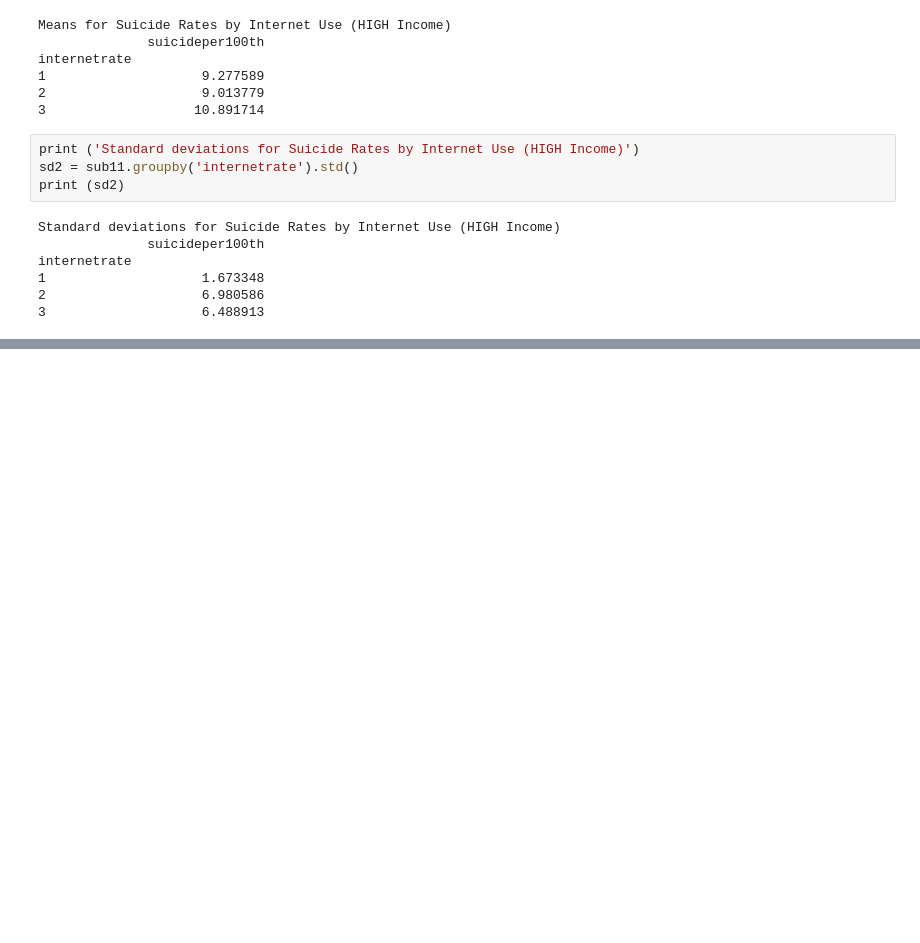
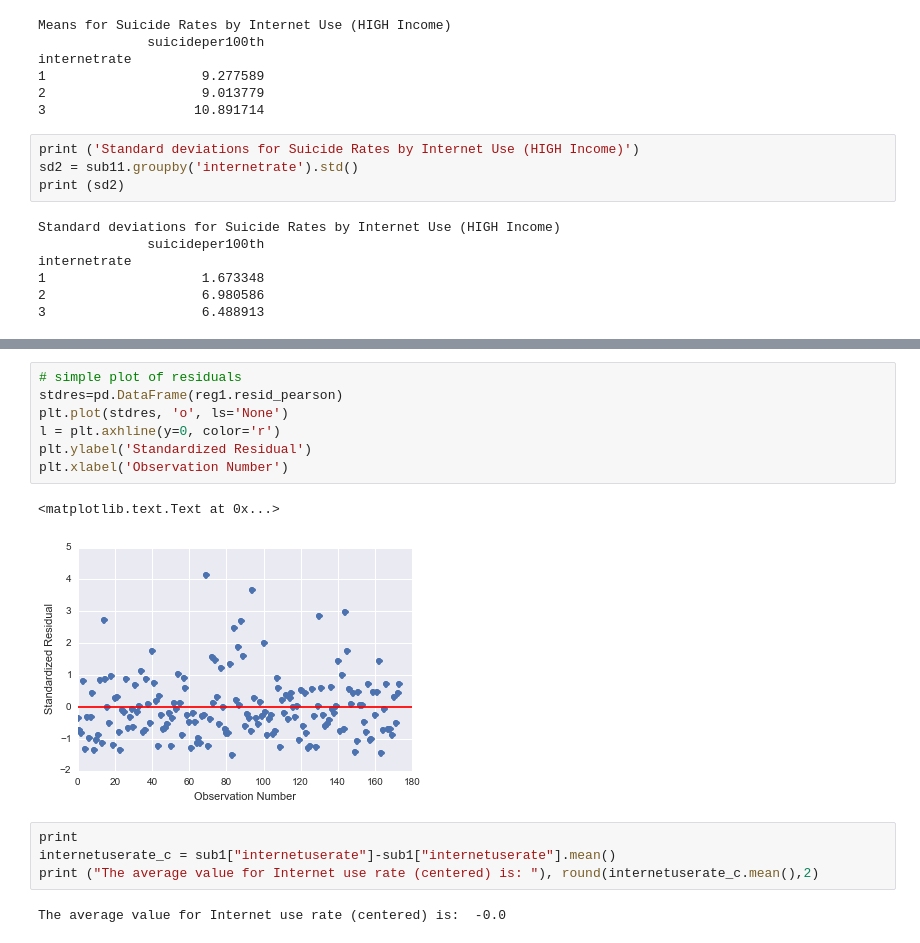
Before and after one commit to drbaguiar/iPythonNotebook, a Jupyter notebook: EdX/ClassProjectNotebook.ipynb, the cells around one changed output, grey strips where cells are left out. Drawn from its saved outputs; the diff is of its cells as text; blank space fills up the shorter version.

```diff
--- a/EdX/ClassProjectNotebook.ipynb
+++ b/EdX/ClassProjectNotebook.ipynb
@@ -812,0 +875,16 @@ internetrate
+# %%
+# simple plot of residuals
+stdres=pd.DataFrame(reg1.resid_pearson)
+plt.plot(stdres, 'o', ls='None')
+l = plt.axhline(y=0, color='r')
+plt.ylabel('Standardized Residual')
+plt.xlabel('Observation Number')
+# %% [output]
+<matplotlib.text.Text at 0x...>
+[figure, added]
+# %%
+print
+internetuserate_c = sub1["internetuserate"]-sub1["internetuserate"].mean()
+print ("The average value for Internet use rate (centered) is: "), round(internetuserate_c.mean(),2)
+# %% [output]
+The average value for Internet use rate (centered) is:  -0.0
```
Also changed, not shown: parts of 17 cells of this notebook, 2 other files.
